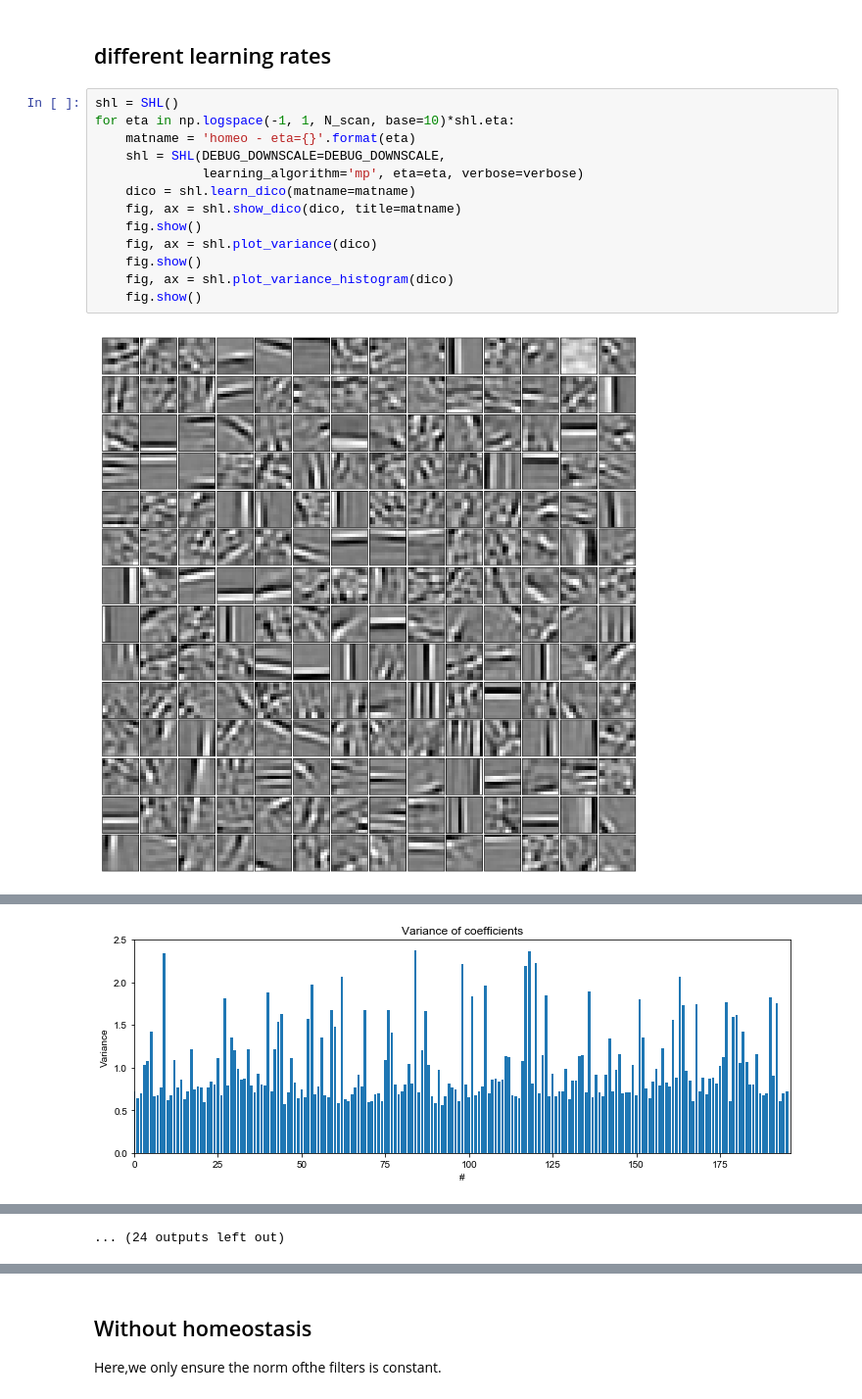
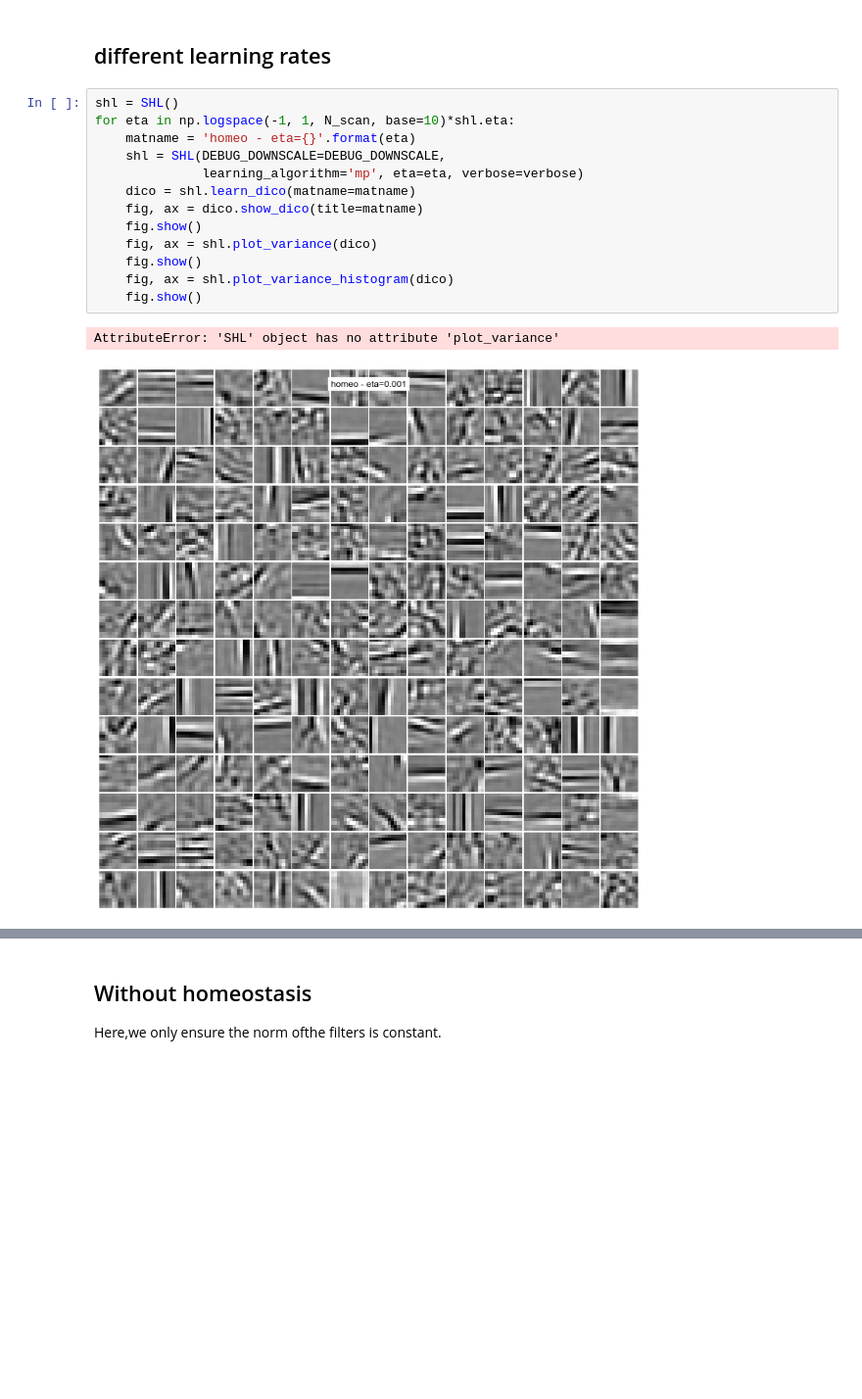
Before and after one commit to bicv/SparseHebbianLearning, a Jupyter notebook: probe/sparsenet-controls-rate.ipynb, the cells around one changed output, grey strips where cells are left out. Shown at 98% size. Drawn from its saved outputs; the diff is of its cells as text; blank space fills up the shorter version.

```diff
--- a/probe/sparsenet-controls-rate.ipynb
+++ b/probe/sparsenet-controls-rate.ipynb
@@ -26,15 +26,16 @@ N_scan = 9
 # %%
 shl = SHL()
 for eta in np.logspace(-1, 1, N_scan, base=10)*shl.eta:
     matname = 'homeo - eta={}'.format(eta)
     shl = SHL(DEBUG_DOWNSCALE=DEBUG_DOWNSCALE,
               learning_algorithm='mp', eta=eta, verbose=verbose)
     dico = shl.learn_dico(matname=matname)
-    fig, ax = shl.show_dico(dico, title=matname)
+    fig, ax = dico.show_dico(title=matname)
     fig.show()
     fig, ax = shl.plot_variance(dico)
     fig.show()
     fig, ax = shl.plot_variance_histogram(dico)
     fig.show()
 # %% [output]
+AttributeError: 'SHL' object has no attribute 'plot_variance'
-[figure, old version]
+[figure, new version]
@@ -42 +41,0 @@ for eta in np.logspace(-1, 1, N_scan, base=10)*shl.eta:
-[figure, removed]
@@ -52,4 +42,3 @@ for eta in np.logspace(-1, 1, N_scan, base=10)*shl.eta:
-... (24 outputs left out)
 # %%
 shl = SHL()
 for eta_homeo in np.logspace(-1, 1, N_scan, base=10)*shl.eta_homeo:
```
Also changed, not shown: parts of 4 cells of this notebook, 4 other files.
